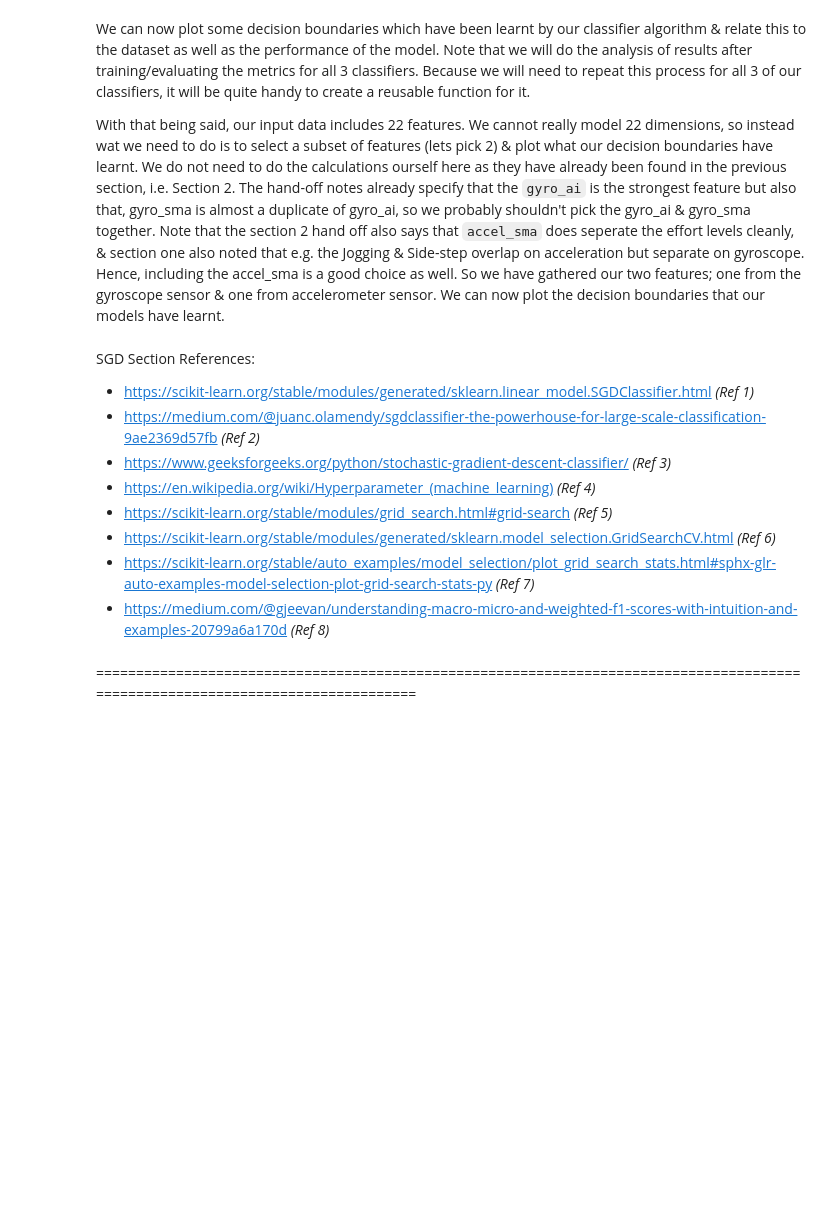
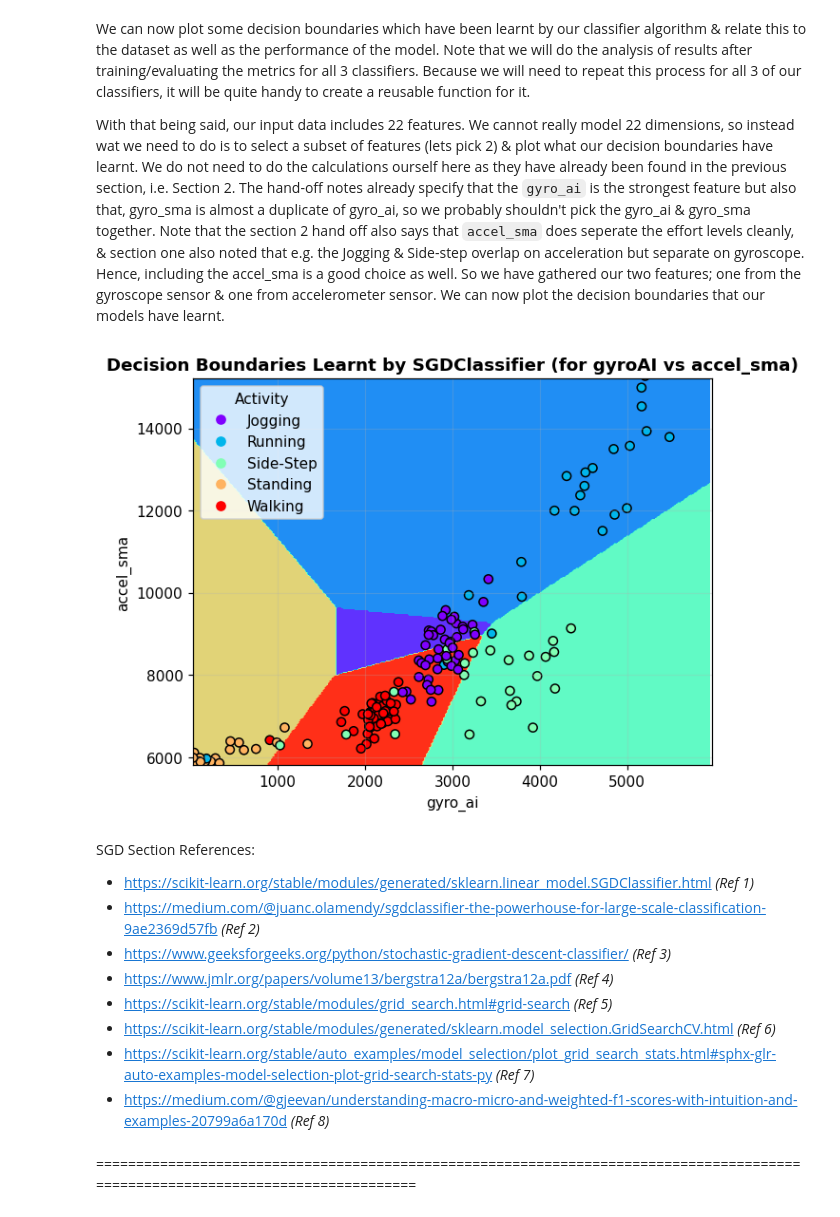
Before and after one commit to AKuinkel/cosc102-at3, a Jupyter notebook: COSC102_A3_Portfolio_for_ash.ipynb, the cells around one changed output. Drawn from its saved outputs; the diff is of its cells as text; code cells hidden in the pictures; blank space fills up the shorter version.

```diff
--- a/COSC102_A3_Portfolio_for_ash.ipynb
+++ b/COSC102_A3_Portfolio_for_ash.ipynb
@@ -2285,8 +2282,10 @@ Now, after all that intriguing work we did. We can finally move onto training th
 # %%
 from sklearn.model_selection import cross_val_predict
 
-sgd_classifier = Pipeline([("scaler",StandardScaler()),("sgd",SGDClassifier(random_state=0,alpha=0.001,eta0=0.1,learning_rate='constant',
-                                                                            penalty='l1',early_stopping=False))])
+#extracting these hyper_params as we need to call them again later:
+sgd_hyper_params = {"random_state":0,"alpha":0.001,"eta0":0.1,
+                    "learning_rate":'constant',"penalty":'l1',"early_stopping":False}
+sgd_classifier = Pipeline([("scaler",StandardScaler()),("sgd",SGDClassifier(**sgd_hyper_params))])
 sgd_classifier.fit(X_train,y_train)
 
 # run predictions for 5 fold cv:
@@ -2413,3 +2425,7 @@ We can now plot some decision boundaries which have been learnt by our classifie
 With that being said, our input data includes 22 features. We cannot really model 22 dimensions, so instead wat we need to do is to select a subset of features (lets pick 2) & plot what our decision boundaries have learnt. We do not need to do the calculations ourself here as they have already been found in the previous section, i.e. Section 2. The hand-off notes already specify that the `gyro_ai` is the strongest feature but also that, gyro_sma is almost a duplicate of gyro_ai, so we probably shouldn't pick the gyro_ai & gyro_sma together. Note that the section 2 hand off also says that `accel_sma` does seperate the effort levels cleanly, & section one also noted that e.g. the Jogging & Side-step overlap on acceleration but separate on gyroscope. Hence, including the accel_sma is a good choice as well. So we have gathered our two features; one from the gyroscope sensor & one from accelerometer sensor. We can now plot the decision boundaries that our models have learnt.
 # %%
 two_selected_features = ["gyro_ai","accel_sma"]
+
+# note that our X train/test values are pandas dataframes, so we have to convert them into numpy arrays:
+two_feature_X_train = X_train[two_selected_features].values
+two_feature_X_test = X_test[two_selected_features].values
@@ -2416,9 +2482,18 @@ two_selected_features = ["gyro_ai","accel_sma"]
+# %%
+plot_decision_boundaries_for_2_selected_features(Pipeline([("scaler",StandardScaler()),
+                                                           ("sgd",SGDClassifier(**sgd_hyper_params))]),
+                                                 two_feature_X_train,two_feature_X_test,
+                                                 y_train,y_test,act_labels,
+                                                 "Decision Boundaries Learnt by SGDClassifier (for gyroAI vs accel_sma)"
+                                                 )
+# %% [output]
+[figure, added]
 # %% [markdown]
 SGD Section References:
  - https://scikit-learn.org/stable/modules/generated/sklearn.linear_model.SGDClassifier.html *(Ref 1)*
  - https://medium.com/@juanc.olamendy/sgdclassifier-the-powerhouse-for-large-scale-classification-9ae2369d57fb *(Ref 2)*
  - https://www.geeksforgeeks.org/python/stochastic-gradient-descent-classifier/  *(Ref 3)*
- - https://en.wikipedia.org/wiki/Hyperparameter_(machine_learning) *(Ref 4)*
+ - https://www.jmlr.org/papers/volume13/bergstra12a/bergstra12a.pdf *(Ref 4)*
  - https://scikit-learn.org/stable/modules/grid_search.html#grid-search *(Ref 5)*
  - https://scikit-learn.org/stable/modules/generated/sklearn.model_selection.GridSearchCV.html *(Ref 6)*
  - https://scikit-learn.org/stable/auto_examples/model_selection/plot_grid_search_stats.html#sphx-glr-auto-examples-model-selection-plot-grid-search-stats-py *(Ref 7)*
```
Also changed, not shown: parts of 16 cells of this notebook.
